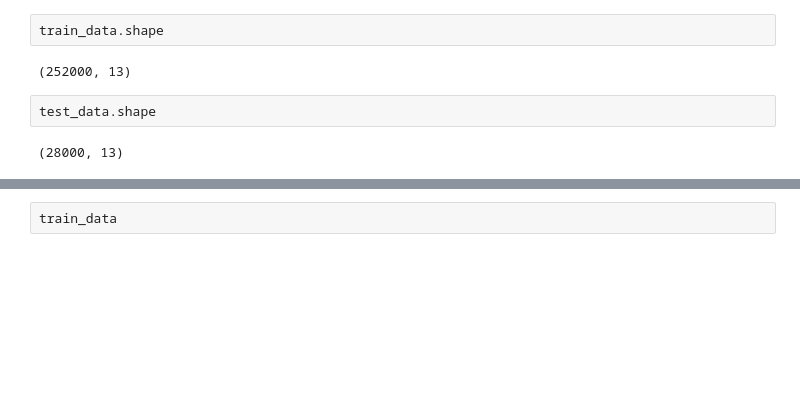
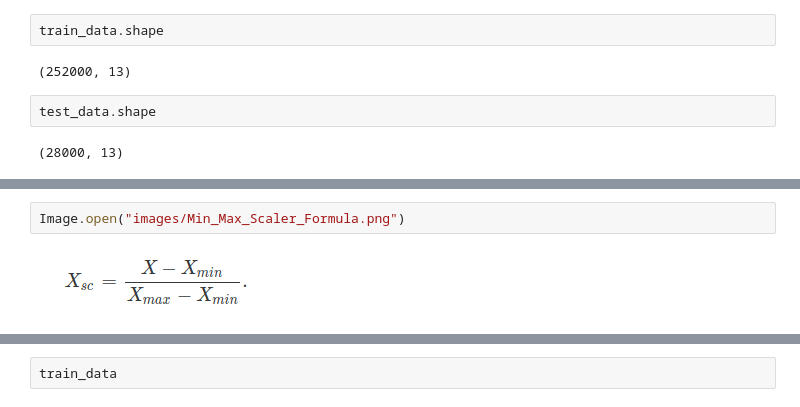
Before and after one commit to osherboudara99/Loan_Predictions_Algorithm_Comparison, a Jupyter notebook: XGBoost.ipynb, the cells around one changed output, grey strips where cells are left out. Cells and saved outputs as stored; diff of their text form; blank space fills up the shorter version.

```diff
--- a/XGBoost.ipynb
+++ b/XGBoost.ipynb
@@ -85,0 +102,4 @@ dtype: int64
+# %%
+Image.open("images/Min_Max_Scaler_Formula.png")
+# %% [output]
+[figure, added]
```
Also changed, not shown: parts of 41 cells of this notebook, 9 other files.
